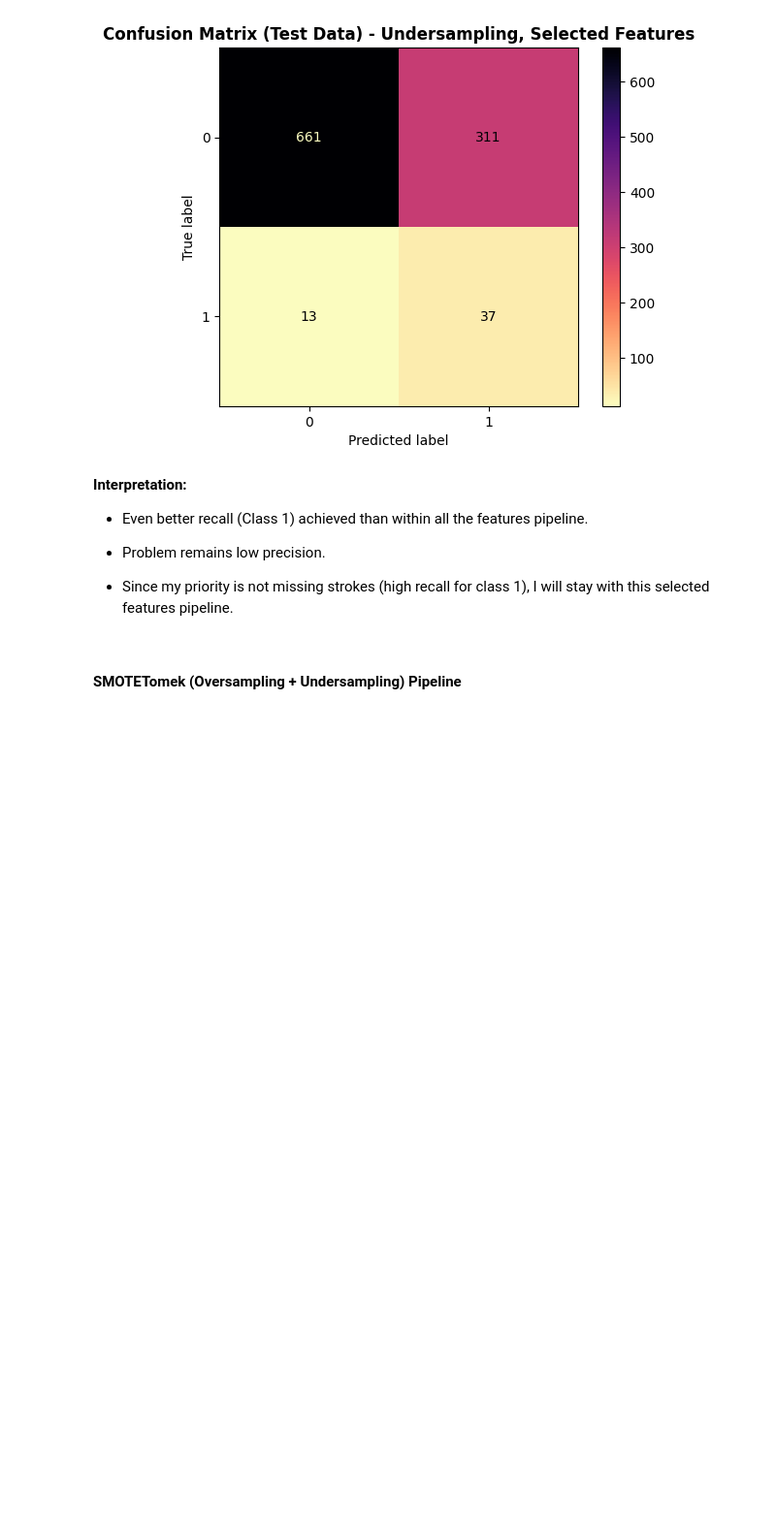
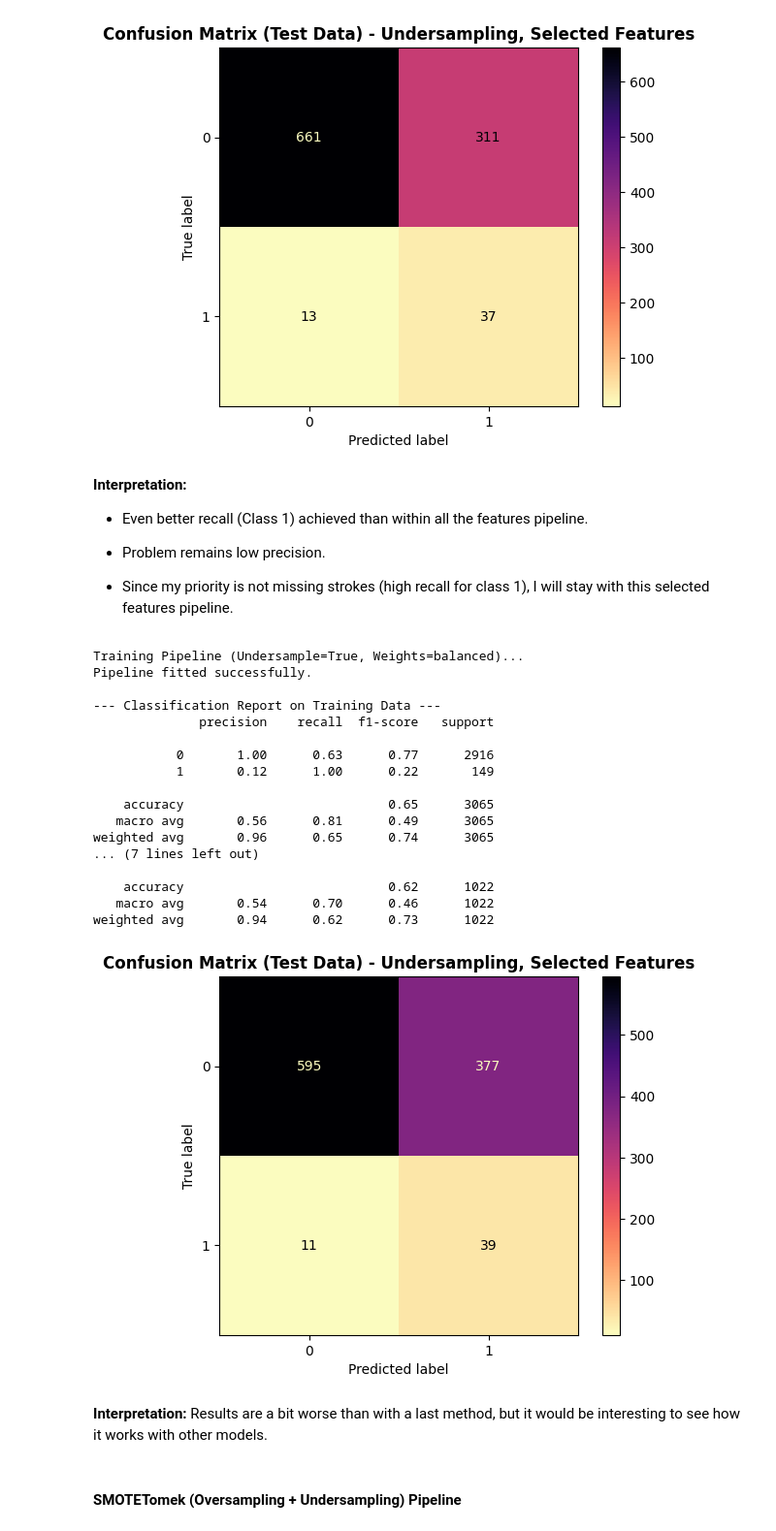
Before and after one commit to Duccard/stroke_risk_prediction, a Jupyter notebook: StrokeRiskPredictionModel.ipynb, the cells around one changed output. Shown at 97% size. Saved outputs shown, nothing was run; the diff lists cells and outputs as text; code cells hidden in the pictures; blank space fills up the shorter version.

```diff
--- a/StrokeRiskPredictionModel.ipynb
+++ b/StrokeRiskPredictionModel.ipynb
@@ -1318,6 +1378,37 @@ weighted avg       0.94      0.68      0.77      1022
 - Problem remains low precision.
 
 - Since my priority is not missing strokes (high recall for class 1), I will stay with this selected features pipeline.
+# %%
+evaluate_pipeline_selected_features_ratio_2_to_1(
+    X_train,
+    y_train,
+    X_test,
+    y_test,
+    undersample=True,
+    use_weights="balanced",
+    title_suffix="Undersampling, Selected Features",
+)
+# %% [output]
+Training Pipeline (Undersample=True, Weights=balanced)...
+Pipeline fitted successfully.
+
+--- Classification Report on Training Data ---
+              precision    recall  f1-score   support
+
+           0       1.00      0.63      0.77      2916
+           1       0.12      1.00      0.22       149
+
+    accuracy                           0.65      3065
+   macro avg       0.56      0.81      0.49      3065
+weighted avg       0.96      0.65      0.74      3065
+... (7 lines left out)
+
+    accuracy                           0.62      1022
+   macro avg       0.54      0.70      0.46      1022
+weighted avg       0.94      0.62      0.73      1022
+[figure, added]
+# %% [markdown]
+**Interpretation:** Results are a bit worse than with a last method, but it would be interesting to see how it works with other models.
 # %% [markdown]
 #### SMOTETomek (Oversampling + Undersampling) Pipeline
 # %% [markdown]
```
Also changed, not shown: parts of 48 cells of this notebook, 3 other files.
